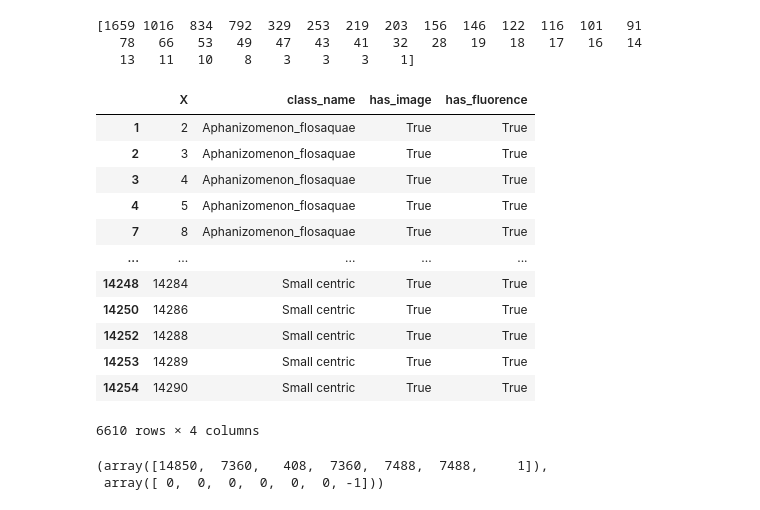
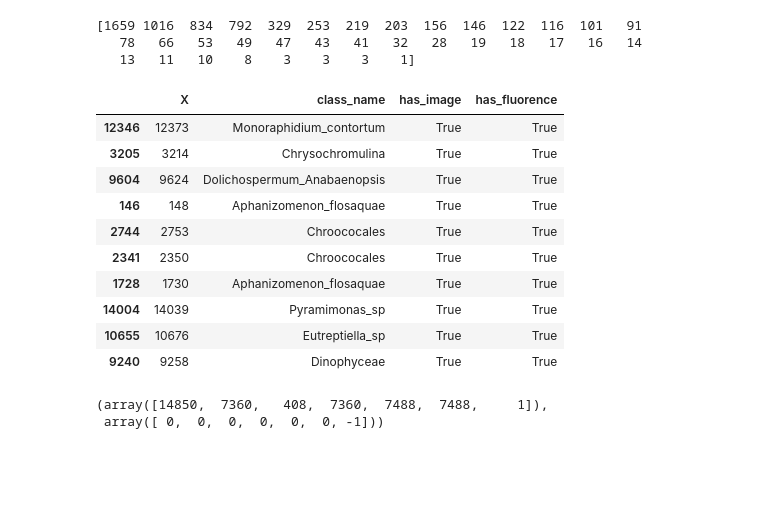
Before and after one commit to imveikka/multimodal_plankton_recognition, a Jupyter notebook: data_analysis.ipynb, the cells around one changed output. Cells and saved outputs as stored; diff of their text form; code cells hidden in the pictures; blank space fills up the shorter version.

```diff
--- a/data_analysis.ipynb
+++ b/data_analysis.ipynb
@@ -148,21 +152,19 @@ test.to_csv(data_dir / f'test_{size}.csv')
    78   66   53   49   47   43   41   32   28   19   18   17   16   14
    13   11   10    8    3    3    3    1]
 # %%
-multimodal
+multimodal.sample(10)
 # %% [output]
 |  | X | class_name | has_image | has_fluorence |
-| 1 | 2 | Aphanizomenon_flosaquae | True | True |
-| 2 | 3 | Aphanizomenon_flosaquae | True | True |
-| 3 | 4 | Aphanizomenon_flosaquae | True | True |
-| 4 | 5 | Aphanizomenon_flosaquae | True | True |
-| 7 | 8 | Aphanizomenon_flosaquae | True | True |
-| ... | ... | ... | ... | ... |
-| 14248 | 14284 | Small centric | True | True |
-| 14250 | 14286 | Small centric | True | True |
-| 14252 | 14288 | Small centric | True | True |
-| 14253 | 14289 | Small centric | True | True |
-| 14254 | 14290 | Small centric | True | True |
+| 12346 | 12373 | Monoraphidium_contortum | True | True |
+| 3205 | 3214 | Chrysochromulina | True | True |
+| 9604 | 9624 | Dolichospermum_Anabaenopsis | True | True |
+| 146 | 148 | Aphanizomenon_flosaquae | True | True |
+| 2744 | 2753 | Chroococales | True | True |
+| 2341 | 2350 | Chroococales | True | True |
+| 1728 | 1730 | Aphanizomenon_flosaquae | True | True |
+| 14004 | 14039 | Pyramimonas_sp | True | True |
+| 10655 | 10676 | Eutreptiella_sp | True | True |
+| 9240 | 9258 | Dinophyceae | True | True |
-6610 rows × 4 columns
 # %%
 table = pd.read_csv('./data/CytoSense/Pulse-shapes_annotated_CS_images.csv')
 # %%
```
Also changed, not shown: parts of 1 cell of this notebook, 11 other files.
